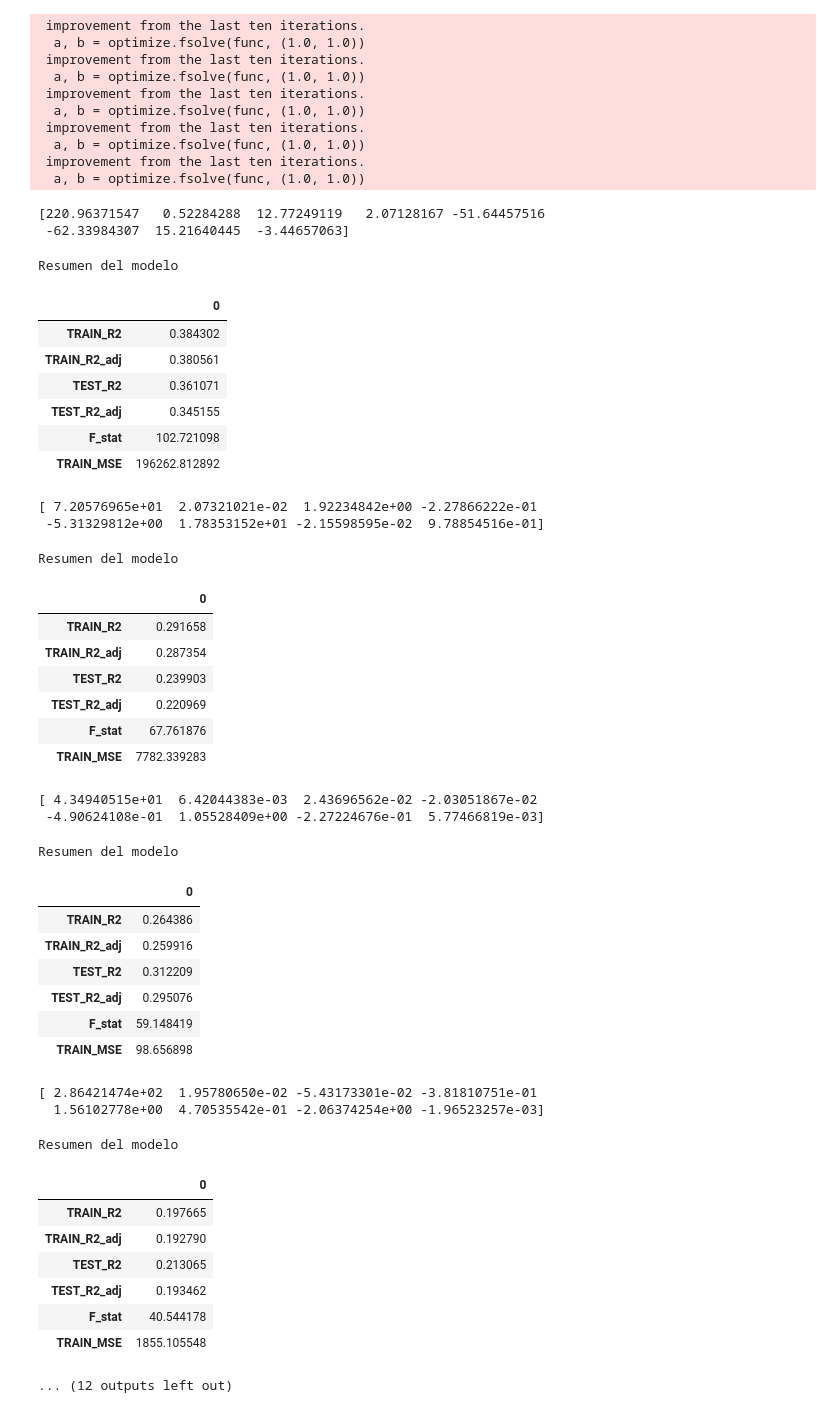
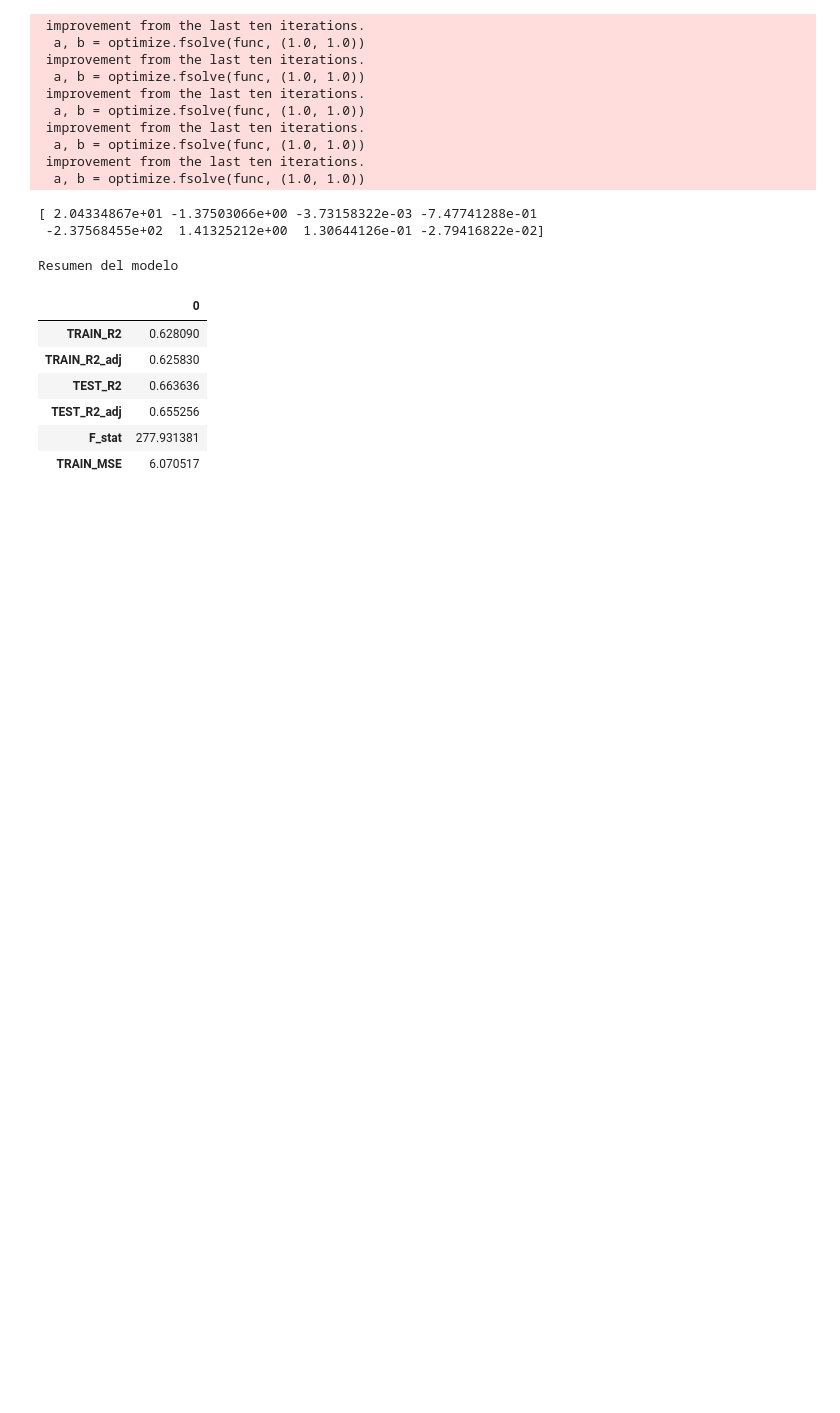
Before and after one commit to luiscarlosmarrufo/reto-interlub, a Jupyter notebook: notebooks/FINAL/Regresión.ipynb, the cells around one changed output. Saved outputs shown, nothing was run; the diff lists cells and outputs as text; code cells hidden in the pictures; blank space fills up the shorter version.

```diff
--- a/notebooks/FINAL/Regresión.ipynb
+++ b/notebooks/FINAL/Regresión.ipynb
@@ -108,6 +108,11 @@ data_expanded = simular_datos_copula(data_new, n_new=1449, n_neighbors=3)
   a, b = optimize.fsolve(func, (1.0, 1.0))
  improvement from the last ten iterations.
   a, b = optimize.fsolve(func, (1.0, 1.0))
+# %%
+# transformaciones
+data_expanded['Carga Timken Ok, lb'] = np.log(data_expanded['Carga Timken Ok, lb'])
+data_expanded['Penetración de Cono a 25°C, 0.1mm'] = 1 / (data_expanded['Penetración de Cono a 25°C, 0.1mm'])
+data_expanded['Viscosidad del Aceite Base a 40°C. cSt'] = np.log(data_expanded['Viscosidad del Aceite Base a 40°C. cSt'])
 # %%
 holdout_size = 0.2
 n_holdout = int(len(data_expanded) * holdout_size)
@@ -141,7 +146,6 @@ for i in range(p):
     XtY = X_i.T @ y
 
     beta_hat = XtX_inv @ XtY
-    print(beta_hat)
 
     y_hat = X_i @ beta_hat
     res = y - y_hat
@@ -149,82 +153,52 @@ for i in range(p):
 
     y_test = X_test[:,i+1]
     X_test_i = np.delete(X_test, i+1, axis=1)
 
     SSE = float(res.T @ res)
     SSR = float(((y_hat - y.mean())**2).sum())
     TSS = float(((y - y.mean())**2).sum())
 
     MSE = SSE / (n - p)
     MSR = SSR / (p - 1)
     F_stat = MSR / MSE
     R2 = 1 - SSE / TSS
     R2_adj = 1 - (1-R2)*(n-1)/(n-p)
 
     # holdout predicciones
     y_pred_test = X_test_i @ beta_hat
 
     # holdout métricas
     SSE_test = np.sum((y_test - y_pred_test)**2)
     TSS_test = np.sum((y_test - y_test.mean())**2)
     R2_test = 1 - SSE_test / TSS_test
 
     # R2 adjusted holdout
 
     R2_adj_test = 1 - (1 - R2_test)*(n_holdout - 1)/(n_holdout - k - 1)
 
+    if i == 4:
+        print(beta_hat)
+        summary = {
+        "TRAIN_R2": R2,
+        "TRAIN_R2_adj": R2_adj,
+        "TEST_R2": R2_test,
+        "TEST_R2_adj": R2_adj_test,
+        "F_stat": F_stat,
+        "TRAIN_MSE": MSE
+        }
 
-    summary = {
-    "TRAIN_R2": R2,
-    "TRAIN_R2_adj": R2_adj,
-    "TEST_R2": R2_test,
-    "TEST_R2_adj": R2_adj_test,
-    "F_stat": F_stat,
-    "TRAIN_MSE": MSE
-    }
-
-    display(pd.DataFrame(summary, index=[0]).T.style.set_caption("Resumen del modelo"))
+        display(pd.DataFrame(summary, index=[0]).T.style.set_caption("Resumen del modelo"))
 # %% [output]
-[220.96371547   0.52284288  12.77249119   2.07128167 -51.64457516
- -62.33984307  15.21640445  -3.44657063]
+[ 2.04334867e+01 -1.37503066e+00 -3.73158322e-03 -7.47741288e-01
+ -2.37568455e+02  1.41325212e+00  1.30644126e-01 -2.79416822e-02]
 Resumen del modelo
 |  | 0 |
-| TRAIN_R2 | 0.384302 |
-| TRAIN_R2_adj | 0.380561 |
-| TEST_R2 | 0.361071 |
-| TEST_R2_adj | 0.345155 |
-| F_stat | 102.721098 |
-| TRAIN_MSE | 196262.812892 |
+| TRAIN_R2 | 0.628090 |
+| TRAIN_R2_adj | 0.625830 |
+| TEST_R2 | 0.663636 |
+| TEST_R2_adj | 0.655256 |
+| F_stat | 277.931381 |
+| TRAIN_MSE | 6.070517 |
-[ 7.20576965e+01  2.07321021e-02  1.92234842e+00 -2.27866222e-01
- -5.31329812e+00  1.78353152e+01 -2.15598595e-02  9.78854516e-01]
-Resumen del modelo
-|  | 0 |
-| TRAIN_R2 | 0.291658 |
-| TRAIN_R2_adj | 0.287354 |
-| TEST_R2 | 0.239903 |
-| TEST_R2_adj | 0.220969 |
-| F_stat | 67.761876 |
-| TRAIN_MSE | 7782.339283 |
-[ 4.34940515e+01  6.42044383e-03  2.43696562e-02 -2.03051867e-02
- -4.90624108e-01  1.05528409e+00 -2.27224676e-01  5.77466819e-03]
-Resumen del modelo
-|  | 0 |
-| TRAIN_R2 | 0.264386 |
-| TRAIN_R2_adj | 0.259916 |
-| TEST_R2 | 0.312209 |
-| TEST_R2_adj | 0.295076 |
-| F_stat | 59.148419 |
-| TRAIN_MSE | 98.656898 |
-[ 2.86421474e+02  1.95780650e-02 -5.43173301e-02 -3.81810751e-01
-  1.56102778e+00  4.70535542e-01 -2.06374254e+00 -1.96523257e-03]
-Resumen del modelo
-|  | 0 |
-| TRAIN_R2 | 0.197665 |
-| TRAIN_R2_adj | 0.192790 |
-| TEST_R2 | 0.213065 |
-| TEST_R2_adj | 0.193462 |
-| F_stat | 40.544178 |
-| TRAIN_MSE | 1855.105548 |
-... (12 outputs left out)
 # %%
 y = X[:,5]
 X_final = np.delete(X, 5, axis=1)
```
Also changed, not shown: parts of 5 cells of this notebook.
